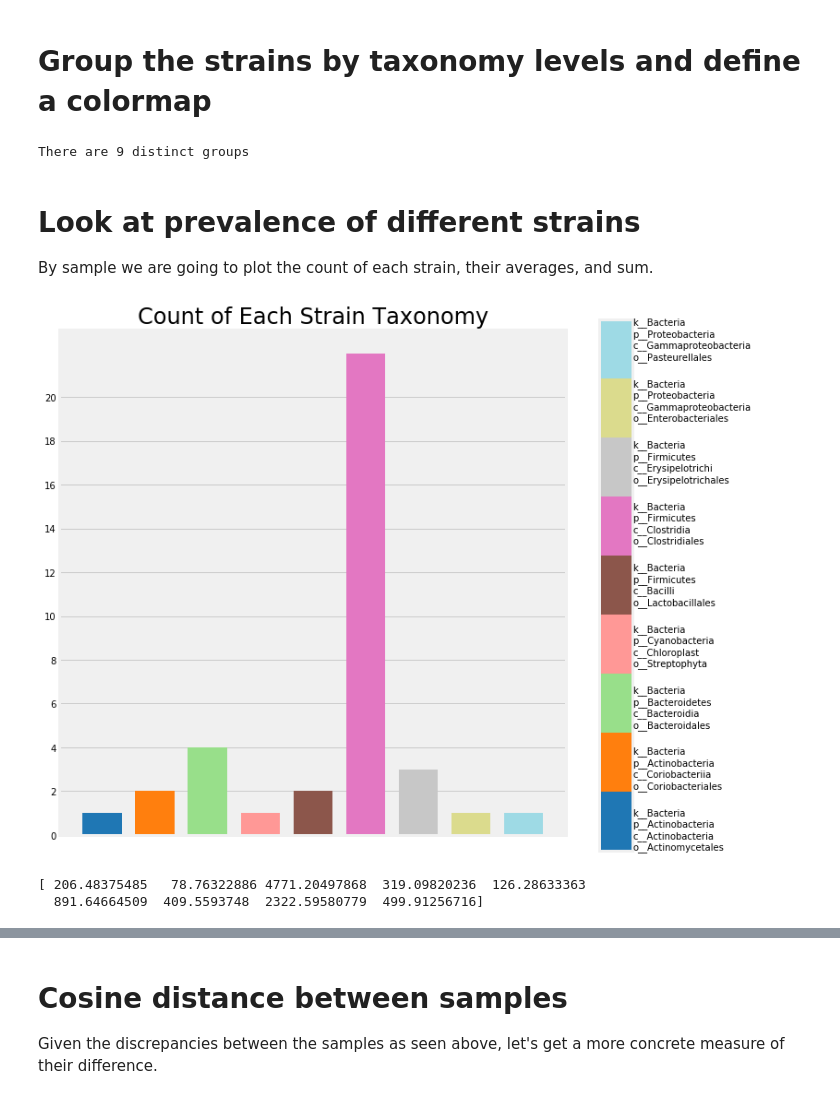
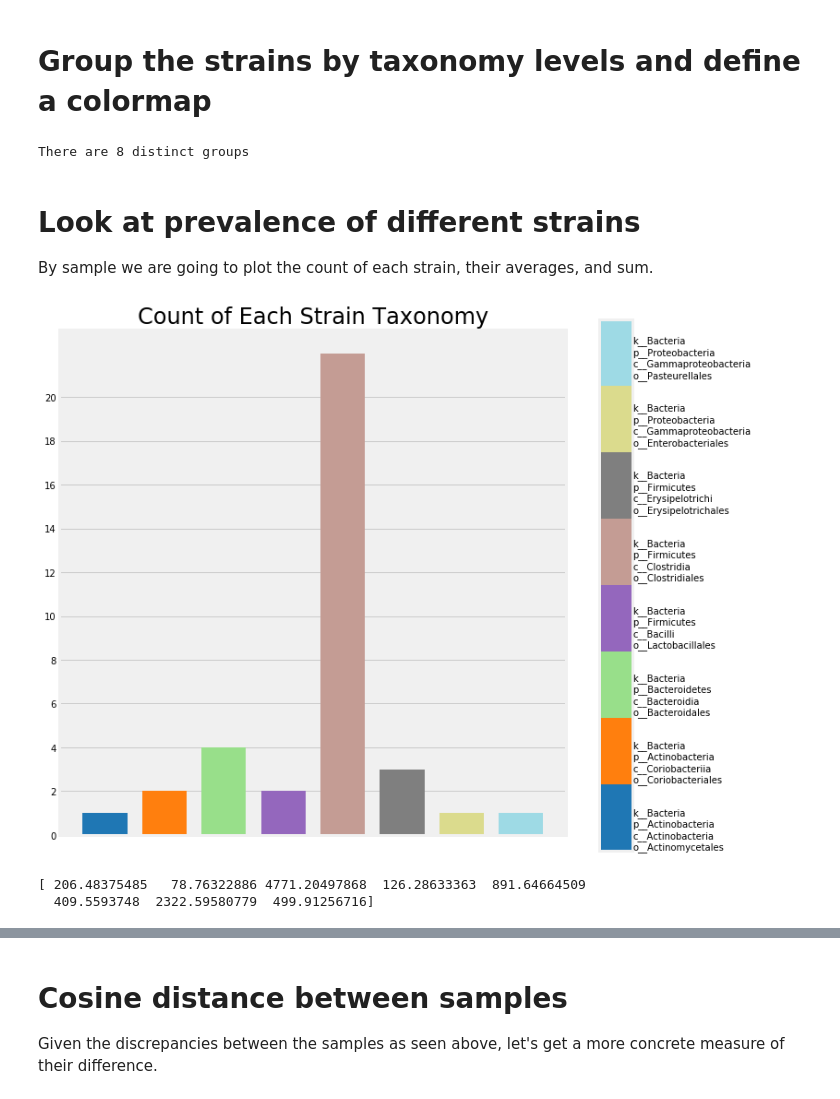
Before and after one commit to michaelwiest/microbiome-rnn, a Jupyter notebook: notebooks/Input Analysis.ipynb, the cells around one changed output, grey strips where cells are left out. Cells and saved outputs as stored; diff of their text form; code cells hidden in the pictures.

Commit message:
updated input notebook

```diff
--- a/notebooks/Input Analysis.ipynb
+++ b/notebooks/Input Analysis.ipynb
@@ -41,17 +41,11 @@ def complete_and_multiindex_df(df, split_char):
     return combined
 # %%
 data_dir = 'input_data/summed_completed_no_chloro/'
-# input_dir = 'all_studies_62_no_12_atrain/'
-# test_dir = 'all_studies_62_no_12_test/'
-input_dir = 'all_studies_raw_truncated_completed_top_N/'
-# test_dir = 'all_studies_reduced_62_test/'
+input_dir = 'all_strains_top_N/'
 
 input_dir = os.path.join(data_dir, input_dir)
-# test_dir = os.path.join(data_dir, test_dir)
 
 input_files = [os.path.join(input_dir, f) for f in os.listdir(input_dir)]
-# test_files = [os.path.join(test_dir, f) for f in os.listdir(test_dir)]
-# Join the test and train files.
 files = input_files #+ test_files
 files.sort()
 print('\n\n'.join(files))
@@ -105,7 +99,7 @@ unique_int_lookup = dict(zip(labels, unique_ints))
 labs_to_ints = [unique_int_lookup[l] for l in labs]
 print('There are {} distinct groups'.format(len(labels)))
 # %% [output]
-There are 9 distinct groups
+There are 8 distinct groups
 # %%
 # Now define the colormap
 num_colors = len(list(set(labs)))
@@ -133,28 +127,28 @@ sums = [g.sum().values[:, 0] for g in grouped]
 # %%
 fig, ax = plt.subplots(figsize=(10, 8))
 bar_width = 0.750
 rects1 = ax.bar(np.arange(len(labels)), counts[0], bar_width, color=colors)
 sm = ScalarMappable(cmap=cmap)
 sm.set_array([])
 ax.set_xticks([])
 ax.set_yticks(list(range(22))[::2])
 plt.tight_layout()
 plt.title('Count of Each Strain Taxonomy', fontsize=24)
 fig.subplots_adjust(right=0.8)
 cbar_ax = fig.add_axes([0.85, 0.0, 0.05, 1])
 cb = plt.colorbar(sm, cax=cbar_ax)
 cb.ax.get_yaxis().set_ticks([])
 for j, lab in enumerate(labels):
-    cb.ax.text(1, (3 * j + 1) / 26.0, lab, ha='left', va='center', fontsize=10)
+    cb.ax.text(1, (3.3 * j + 1) / 26.0, lab, ha='left', va='center', fontsize=10)
 # %% [output]
-[figure, old version]
+[figure, new version]
 # %%
 means_arr = np.array(means)
 group_means = means_arr.mean(axis=0)
 print(group_means)
 # %% [output]
-[ 206.48375485   78.76322886 4771.20497868  319.09820236  126.28633363
-  891.64664509  409.5593748  2322.59580779  499.91256716]
+[ 206.48375485   78.76322886 4771.20497868  126.28633363  891.64664509
+  409.5593748  2322.59580779  499.91256716]
 # %%
 fig, ax = plt.subplots(figsize=(10, 5))
 for i in range(len(counts[0])):
```
Also changed, not shown: parts of 6 cells of this notebook.
